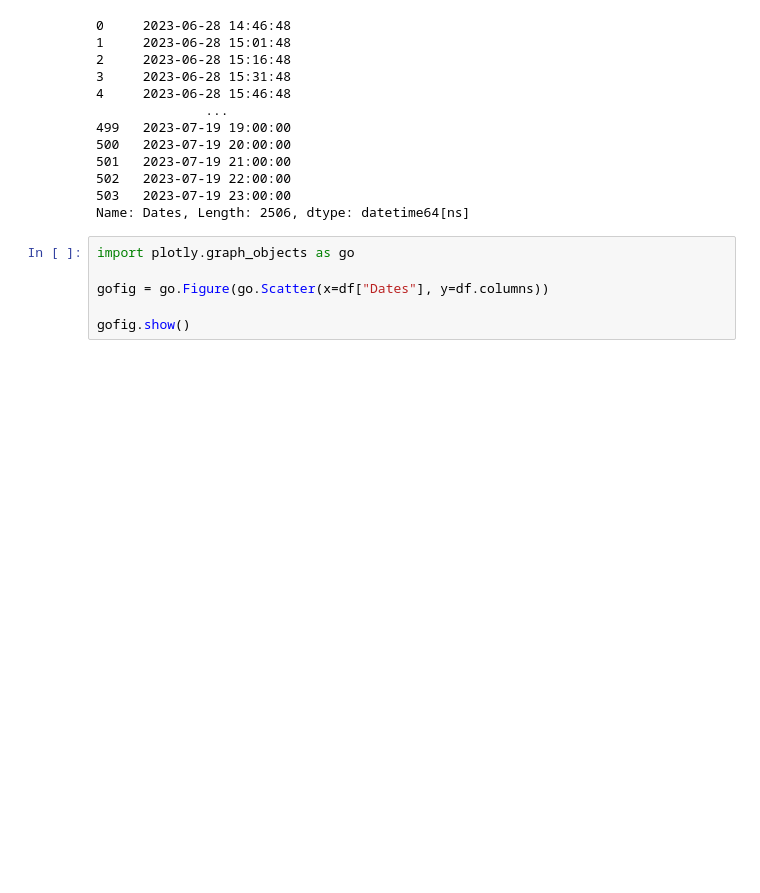
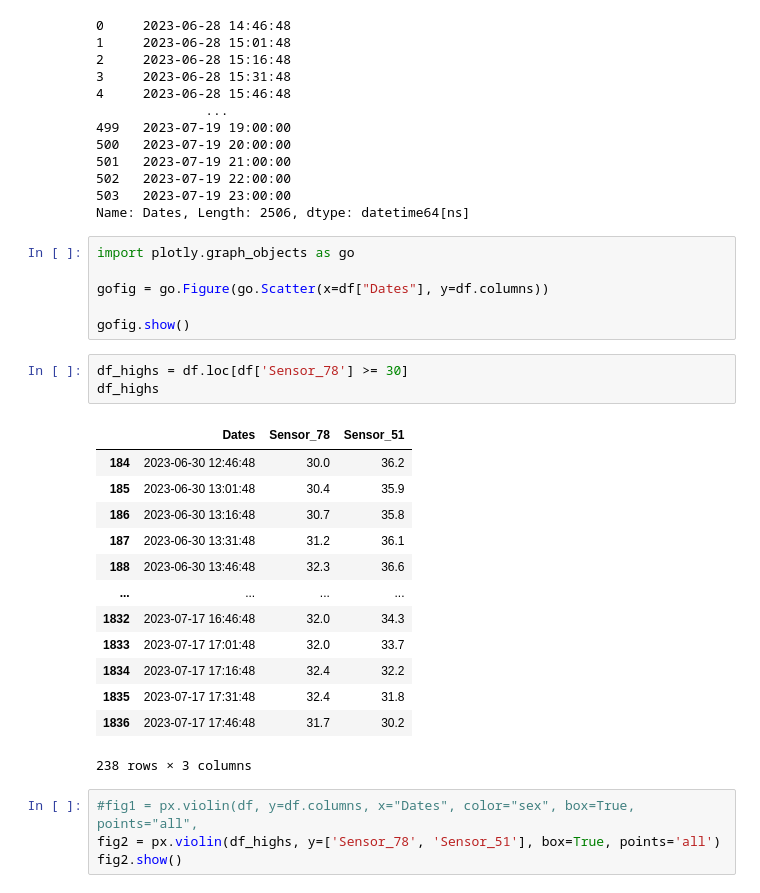
Before and after one commit to qhienle/ieb_icu, a Jupyter notebook: ieb_icu-analyses.ipynb, the cells around one changed output. Cells and saved outputs as stored; diff of their text form; blank space fills up the shorter version.

Commit message:
Add violin plot

```diff
--- a/ieb_icu-analyses.ipynb
+++ b/ieb_icu-analyses.ipynb
@@ -166,3 +166,24 @@ import plotly.graph_objects as go
 gofig = go.Figure(go.Scatter(x=df["Dates"], y=df.columns))
 
 gofig.show()
+# %%
+df_highs = df.loc[df['Sensor_78'] >= 30]
+df_highs
+# %% [output]
+|  | Dates | Sensor_78 | Sensor_51 |
+| 184 | 2023-06-30 12:46:48 | 30.0 | 36.2 |
+| 185 | 2023-06-30 13:01:48 | 30.4 | 35.9 |
+| 186 | 2023-06-30 13:16:48 | 30.7 | 35.8 |
+| 187 | 2023-06-30 13:31:48 | 31.2 | 36.1 |
+| 188 | 2023-06-30 13:46:48 | 32.3 | 36.6 |
+| ... | ... | ... | ... |
+| 1832 | 2023-07-17 16:46:48 | 32.0 | 34.3 |
+| 1833 | 2023-07-17 17:01:48 | 32.0 | 33.7 |
+| 1834 | 2023-07-17 17:16:48 | 32.4 | 32.2 |
+| 1835 | 2023-07-17 17:31:48 | 32.4 | 31.8 |
+| 1836 | 2023-07-17 17:46:48 | 31.7 | 30.2 |
+238 rows × 3 columns
+# %%
+#fig1 = px.violin(df, y=df.columns, x="Dates", color="sex", box=True, points="all",
+fig2 = px.violin(df_highs, y=['Sensor_78', 'Sensor_51'], box=True, points='all')
+fig2.show()
```
